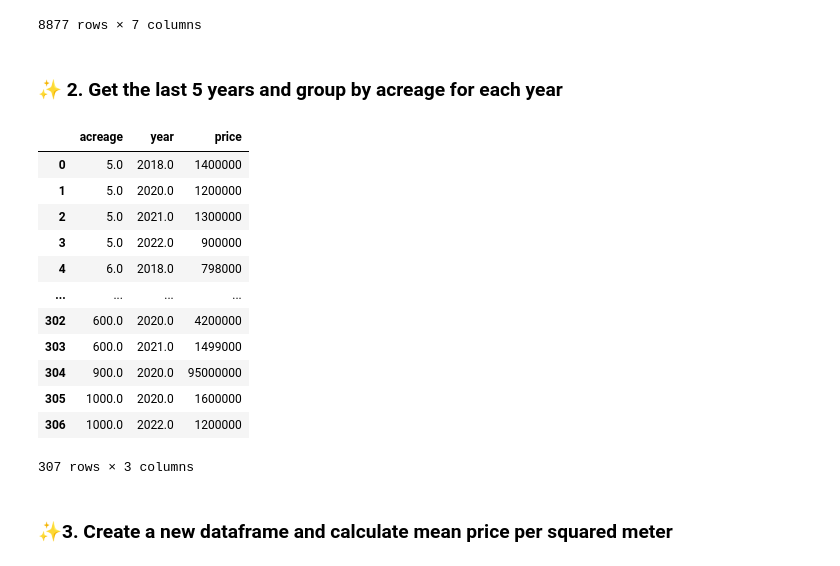
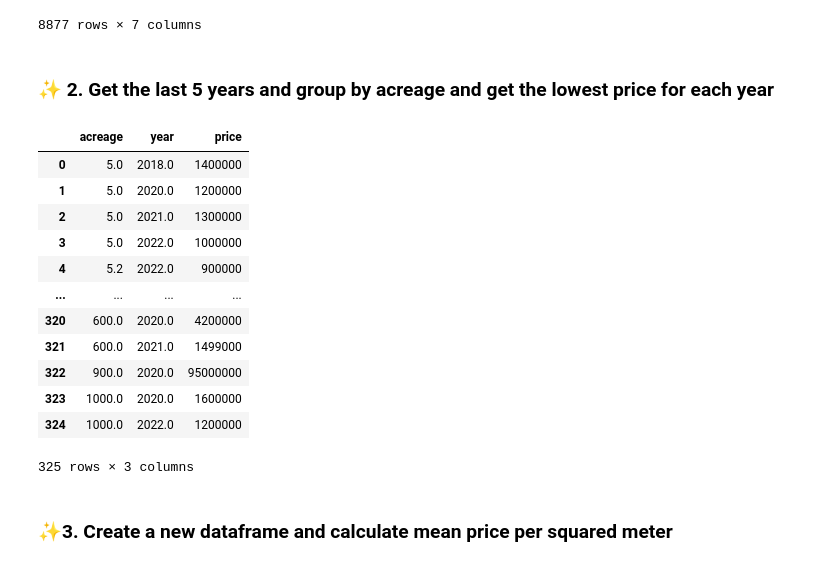
Before and after one commit to TienDat57/VNHouseRent, a Jupyter notebook: notebook/Question5.ipynb, the cells around one changed output. Drawn from its saved outputs; the diff is of its cells as text; code cells hidden in the pictures.

```diff
--- a/notebook/Question5.ipynb
+++ b/notebook/Question5.ipynb
@@ -32,31 +32,30 @@ df.set_index('id')
 | 8876 | Nhượng lại phòng gần lotte 3.2 lê... | 3500000 | 2021-03-08 | 12.0 | Đường Tôn Thất Hiệp | Phường 12 | Quận 11 |
 8877 rows × 7 columns
 # %% [markdown]
-### ✨ **2. Get the last 5 years and group by acreage for each year**
+### ✨ **2. Get the last 5 years and group by acreage and get the lowest price for each year**
 # %%
 # get year > 2018
-df['acreage'] = df['acreage'].round(0)
 df['year'] = pd.DatetimeIndex(df['published']).year
 df['year'] = df[df['year'] > 2017]['year'].astype(int)
 
 # group by acreage and get the lowest price for each year > 2017
 grouped = df.groupby(['acreage', 'year'])
 df2 = grouped['price'].min().reset_index()
 df2
 # %% [output]
 |  | acreage | year | price |
 | 0 | 5.0 | 2018.0 | 1400000 |
 | 1 | 5.0 | 2020.0 | 1200000 |
 | 2 | 5.0 | 2021.0 | 1300000 |
-| 3 | 5.0 | 2022.0 | 900000 |
-| 4 | 6.0 | 2018.0 | 798000 |
+| 3 | 5.0 | 2022.0 | 1000000 |
+| 4 | 5.2 | 2022.0 | 900000 |
 | ... | ... | ... | ... |
-| 302 | 600.0 | 2020.0 | 4200000 |
-| 303 | 600.0 | 2021.0 | 1499000 |
-| 304 | 900.0 | 2020.0 | 95000000 |
-| 305 | 1000.0 | 2020.0 | 1600000 |
-| 306 | 1000.0 | 2022.0 | 1200000 |
+| 320 | 600.0 | 2020.0 | 4200000 |
+| 321 | 600.0 | 2021.0 | 1499000 |
+| 322 | 900.0 | 2020.0 | 95000000 |
+| 323 | 1000.0 | 2020.0 | 1600000 |
+| 324 | 1000.0 | 2022.0 | 1200000 |
-307 rows × 3 columns
+325 rows × 3 columns
 # %% [markdown]
 ### ✨**3. Create a new dataframe and calculate mean price per squared meter**
 # %%
```
Also changed, not shown: parts of 1 cell of this notebook, 4 other files.
